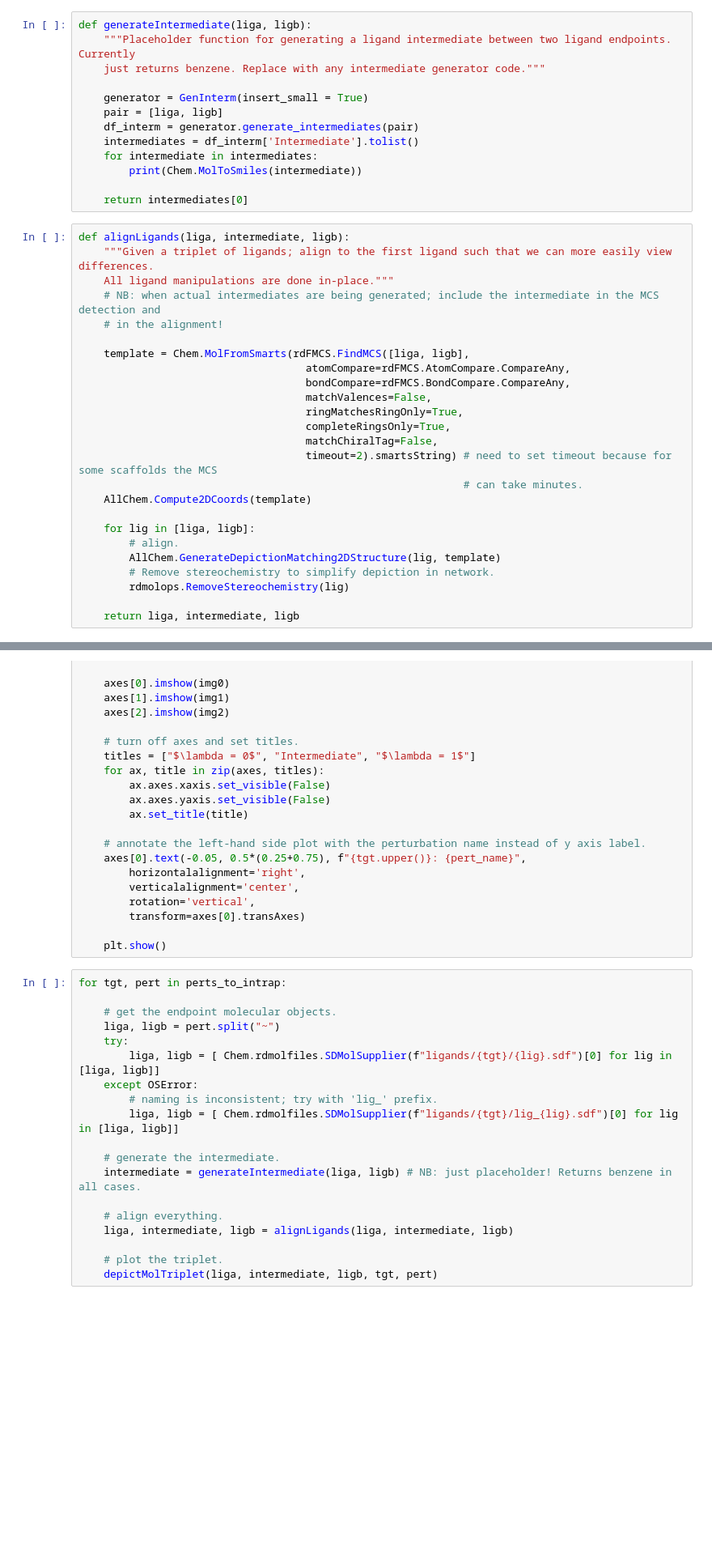
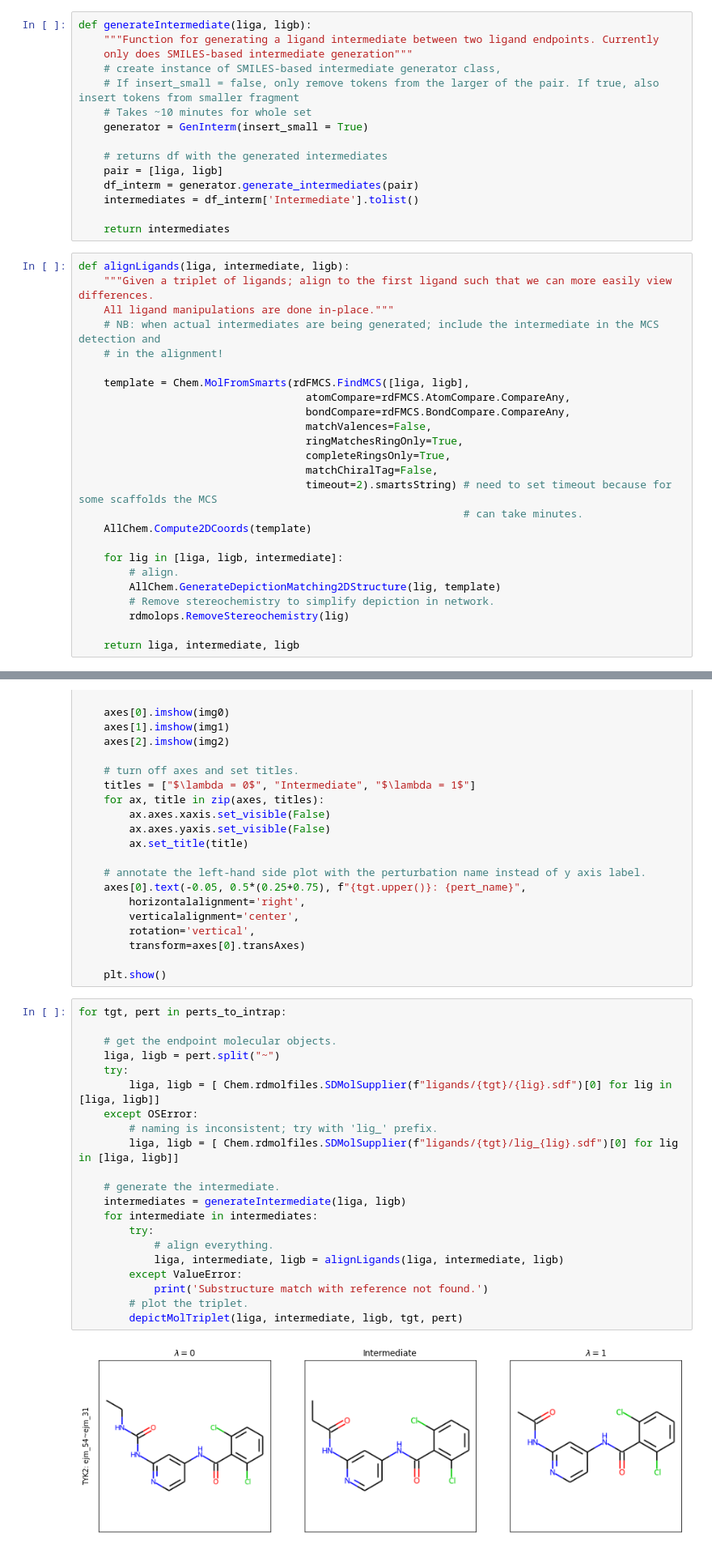
Before and after one commit to JenkeScheen/fep_intermediate_generation, a Jupyter notebook: network_enrichment_endpoints.ipynb, the cells around one changed output, grey strips where cells are left out. Shown at 81% size. Cells and saved outputs as stored; diff of their text form; blank space fills up the shorter version.

Commit message:
add visualization and minor changes

```diff
--- a/network_enrichment_endpoints.ipynb
+++ b/network_enrichment_endpoints.ipynb
@@ -54,17 +54,19 @@ perts_to_intrap = [
                 ]
 # %%
 def generateIntermediate(liga, ligb):
-    """Placeholder function for generating a ligand intermediate between two ligand endpoints. Currently
-    just returns benzene. Replace with any intermediate generator code."""
+    """Function for generating a ligand intermediate between two ligand endpoints. Currently
+    only does SMILES-based intermediate generation"""
+    # create instance of SMILES-based intermediate generator class,
+    # If insert_small = false, only remove tokens from the larger of the pair. If true, also insert tokens from smaller fragment
+    # Takes ~10 minutes for whole set
+    generator = GenInterm(insert_small = True)
 
-    generator = GenInterm(insert_small = True)
+    # returns df with the generated intermediates
     pair = [liga, ligb]
     df_interm = generator.generate_intermediates(pair)
     intermediates = df_interm['Intermediate'].tolist()
-    for intermediate in intermediates:
-        print(Chem.MolToSmiles(intermediate))
 
-    return intermediates[0]
+    return intermediates
 # %%
 def alignLigands(liga, intermediate, ligb):
     """Given a triplet of ligands; align to the first ligand such that we can more easily view differences.
@@ -83,7 +85,7 @@ def alignLigands(liga, intermediate, ligb):
                                                              # can take minutes.
     AllChem.Compute2DCoords(template)
 
-    for lig in [liga, ligb]:
+    for lig in [liga, ligb, intermediate]:
         # align.
         AllChem.GenerateDepictionMatching2DStructure(lig, template)
         # Remove stereochemistry to simplify depiction in network.
@@ -133,20 +135,23 @@ def depictMolTriplet(liga, intermediate, ligb, tgt, pert_name):
 # %%
 for tgt, pert in perts_to_intrap:
 
     # get the endpoint molecular objects.
     liga, ligb = pert.split("~")
     try:
         liga, ligb = [ Chem.rdmolfiles.SDMolSupplier(f"ligands/{tgt}/{lig}.sdf")[0] for lig in [liga, ligb]]
     except OSError:
         # naming is inconsistent; try with 'lig_' prefix.
         liga, ligb = [ Chem.rdmolfiles.SDMolSupplier(f"ligands/{tgt}/lig_{lig}.sdf")[0] for lig in [liga, ligb]]
 
     # generate the intermediate.
-    intermediate = generateIntermediate(liga, ligb) # NB: just placeholder! Returns benzene in all cases.
-
-    # align everything.
-    liga, intermediate, ligb = alignLigands(liga, intermediate, ligb)
-
-    # plot the triplet.
-    depictMolTriplet(liga, intermediate, ligb, tgt, pert)
+    intermediates = generateIntermediate(liga, ligb)
+    for intermediate in intermediates:
+        try:
+            # align everything.
+            liga, intermediate, ligb = alignLigands(liga, intermediate, ligb)
+        except ValueError:
+            print('Substructure match with reference not found.')
+        # plot the triplet.
+        depictMolTriplet(liga, intermediate, ligb, tgt, pert)
 # %% [output]
+[figure, new version]
```
Also changed, not shown: parts of 2 cells of this notebook, 2 other files.
